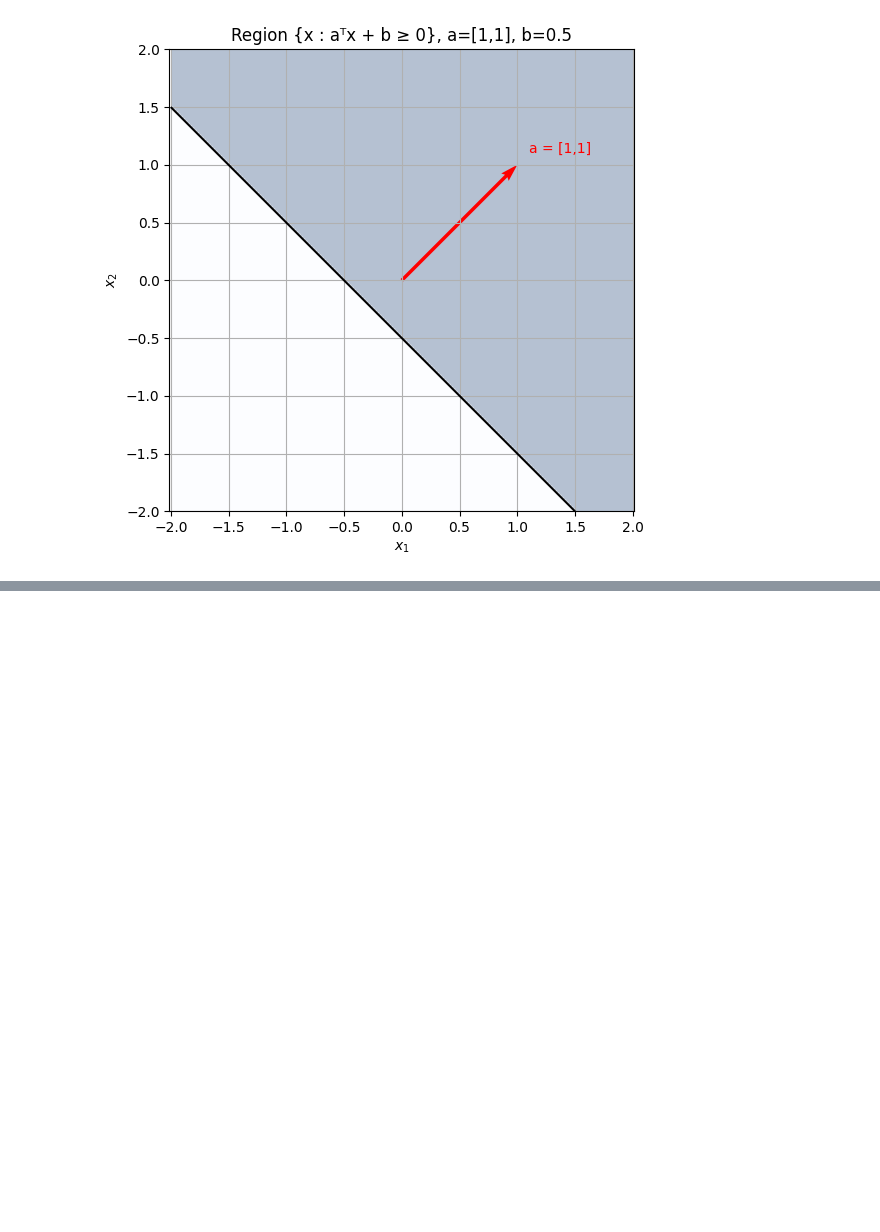
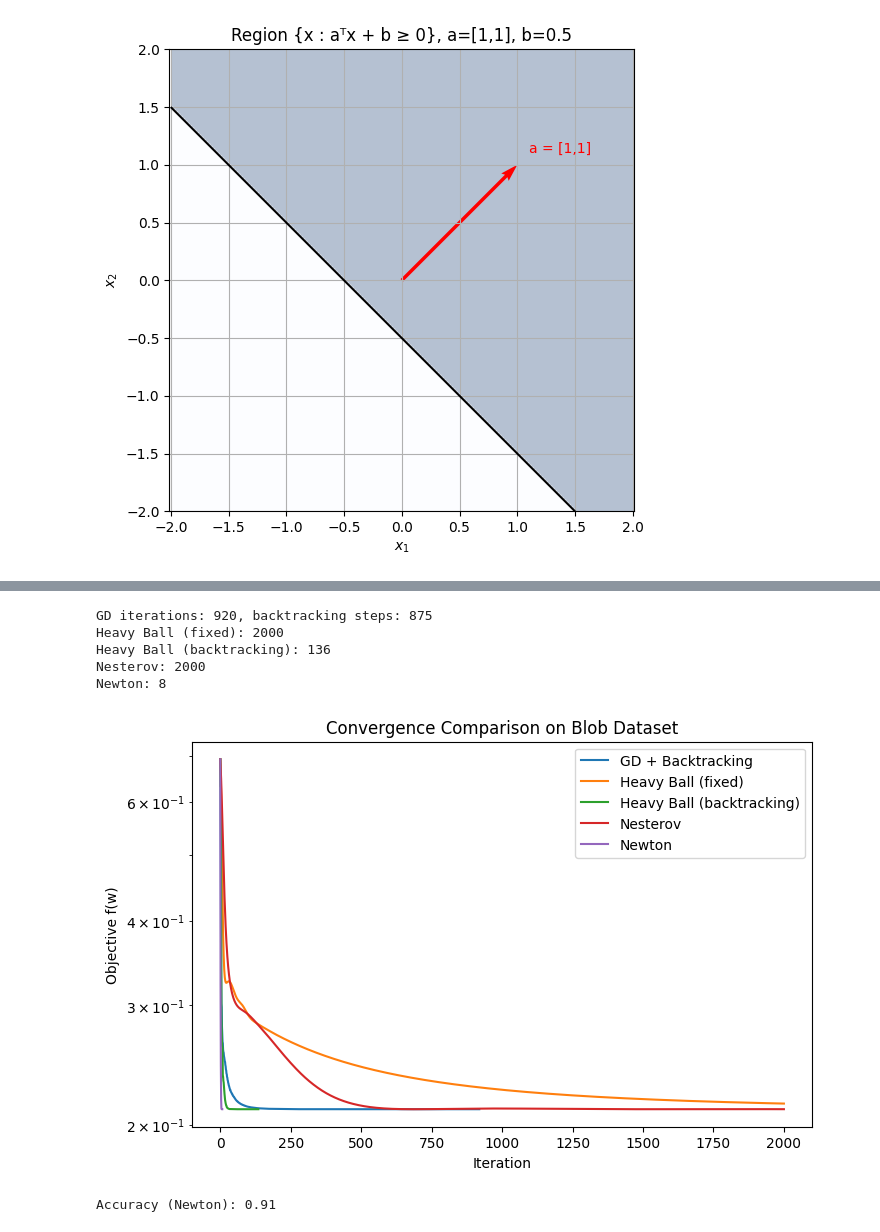
Before and after one commit to SoumyaBhaiya/my-practice, a Jupyter notebook: gradientDescent.ipynb, the cells around one changed output, grey strips where cells are left out. Cells and saved outputs as stored; diff of their text form; code cells hidden in the pictures; blank space fills up the shorter version.

```diff
--- a/gradientDescent.ipynb
+++ b/gradientDescent.ipynb
@@ -371,0 +428,15 @@ plt.show()
+# %%
+def heavy_ball(X, y, w0, alpha=0.001, beta=0.95, max_iters=2000, tol=1e-6):
+    w = w0.copy()
+    w_prev = w.copy()
+    fs = [f(w, X, y)]
+
+    for k in range(max_iters):
+        g = grad_f(w, X, y)
+        if np.linalg.norm(g) < tol:
+            break
+        w_new = w - alpha * g + beta * (w - w_prev)
+        w_prev, w = w, w_new
+        fs.append(f(w, X, y))
+
+    return w, np.array(fs), k+1
@@ -371,0 +494,44 @@ plt.show()
+# %%
+w0 = np.zeros(X.shape[1])
+
+# Run each solver
+w_gd, fs_gd, k_gd, bt_gd = gradient_descent_backtracking(X, y, w0)
+w_hb, fs_hb, k_hb = heavy_ball(X, y, w0)
+w_hb_bt, fs_hb_bt, k_hb_bt = heavy_ball_backtracking(X, y, w0)
+w_nes, fs_nes, k_nes = nesterov(X, y, w0)
+w_newton, fs_newton, k_newton = newton_method(X, y, w0)
+
+print(f"GD iterations: {k_gd}, backtracking steps: {bt_gd}")
+print(f"Heavy Ball (fixed): {k_hb}")
+print(f"Heavy Ball (backtracking): {k_hb_bt}")
+print(f"Nesterov: {k_nes}")
+print(f"Newton: {k_newton}")
+# %% [output]
+GD iterations: 920, backtracking steps: 875
+Heavy Ball (fixed): 2000
+Heavy Ball (backtracking): 136
+Nesterov: 2000
+Newton: 8
+# %%
+import matplotlib.pyplot as plt
+
+plt.figure(figsize=(8,5))
+plt.plot(fs_gd, label='GD + Backtracking')
+plt.plot(fs_hb, label='Heavy Ball (fixed)')
+plt.plot(fs_hb_bt, label='Heavy Ball (backtracking)')
+plt.plot(fs_nes, label='Nesterov')
+plt.plot(fs_newton, label='Newton')
+plt.xlabel('Iteration')
+plt.ylabel('Objective f(w)')
+plt.yscale('log')
+plt.legend()
+plt.title('Convergence Comparison on Blob Dataset')
+plt.show()
+# %% [output]
+[figure, added]
+# %%
+preds = np.sign(X @ w_newton)
+acc = np.mean(preds == y)
+print("Accuracy (Newton):", acc)
+# %% [output]
+Accuracy (Newton): 0.91
```
Also changed, not shown: parts of 7 cells of this notebook, 1 other file.
